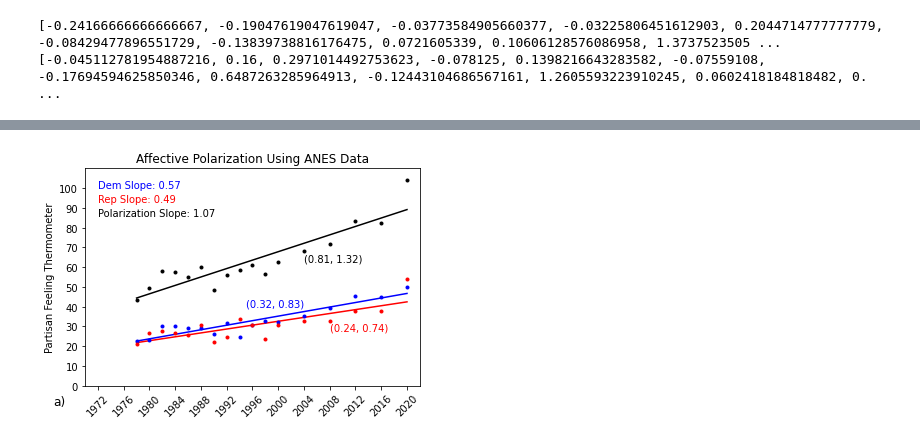
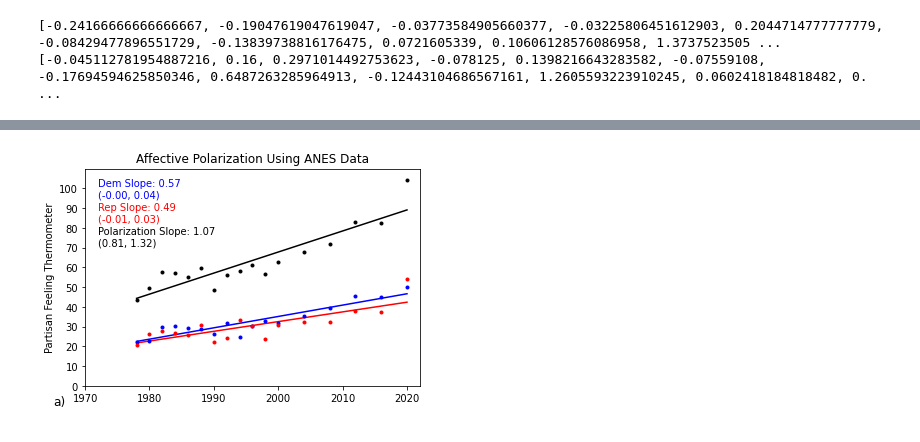
Before and after one commit to anujc13/Rutgers-Research, a Jupyter notebook: anes/anes_affect.ipynb, the cells around one changed output, grey strips where cells are left out. Saved outputs shown, nothing was run; the diff lists cells and outputs as text; code cells hidden in the pictures.

```diff
--- a/anes/anes_affect.ipynb
+++ b/anes/anes_affect.ipynb
@@ -235,38 +235,34 @@ for d in datap_r.values:
         errorbar_r[year] = 0
     errorbar_r[year] += np.square(weight / number_of_responses_by_year_r[year]) * avg_datap_r[year]
 
 for year in errorbar_d:
     errorbar_d[year] = np.sqrt(errorbar_d[year])
 for year in errorbar_r:
     errorbar_r[year] = np.sqrt(errorbar_r[year])
 
 x_d = np.array([int(a) for a in dict(avg_datap_d).keys()])
 x_r = np.array([int(a) for a in dict(avg_datap_r).keys()])
 y_d = list(dict(avg_datap_d).values())
 y_r = list(dict(avg_datap_r).values())
 m_d, b_d = np.polyfit(x_d, y_d, 1)
 mR, bR, _, p, e = st.linregress(x, y)
 lci_d, uci_d = m_d - 1.96 * e,  m_d + 1.96 * e
 m_r, b_r = np.polyfit(x_r, y_r, 1)
 mR, bR, _, p, e = st.linregress(x, y)
 lci_r, uci_r = m_r - 1.96 * e,  m_r + 1.96 * e
 plt.plot(x_d, m_d*x_d + b_d, color="blue")
 plt.plot(x_r, m_r*x_r + b_r, color="red")
 plt.errorbar(x_d, y_d, yerr=list(errorbar_d.values()), fmt=".", color="blue")
 plt.errorbar(x_r, y_r, yerr=list(errorbar_r.values()), fmt=".", color="red")
 plt.title("Affective Polarization Using ANES Data")
 plt.ylabel("Partisan Feeling Thermometer")
-plt.text(1972, 100, f"Dem Slope: {np.round(m_d, 2)}", color = 'b')
-plt.text(1972, 93, f"Rep Slope: {np.round(m_r, 2)}", color = 'r')
-plt.text(1972, 86, f"Polarization Slope: {np.round(m, 2)}", color = 'black')
+plt.text(1972, 95, f"Dem Slope: {np.round(m_d, 2)}\n({lci_D:.2f}, {uci_D:.2f})", color = 'b')
+plt.text(1972, 83, f"Rep Slope: {np.round(m_r, 2)}\n({lci_R:.2f}, {uci_R:.2f})", color = 'r')
+plt.text(1972, 71, f"Polarization Slope: {np.round(m, 2)}\n({lci:.2f}, {uci:.2f})", color = 'black')
 plt.ylim(0, 110)
 plt.yticks(np.arange(0, 110, step=10))
 plt.xlim(1970, 2022)
-plt.xticks(np.arange(1972, 2021, step=4), rotation=45)
-plt.text(2004, 63, f"({lci:.2f}, {uci:.2f})")
-plt.text(1995, 40, f"({lci_d:.2f}, {uci_d:.2f})", color = 'b')
-plt.text(2008, 28, f"({lci_r:.2f}, {uci_r:.2f})", color = 'r')
 plt.text(1965, -10, "a)", fontsize='large')
 plt.show()
 # %% [output]
-[figure, old version]
+[figure, new version]
```
Also changed, not shown: parts of 1 cell of this notebook, 24 other files.
